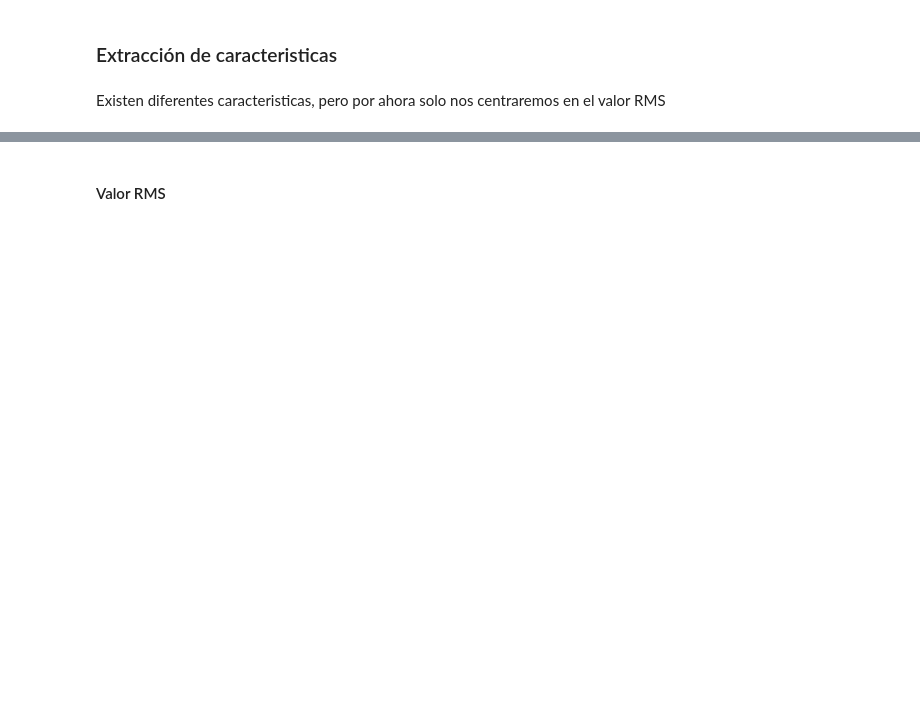
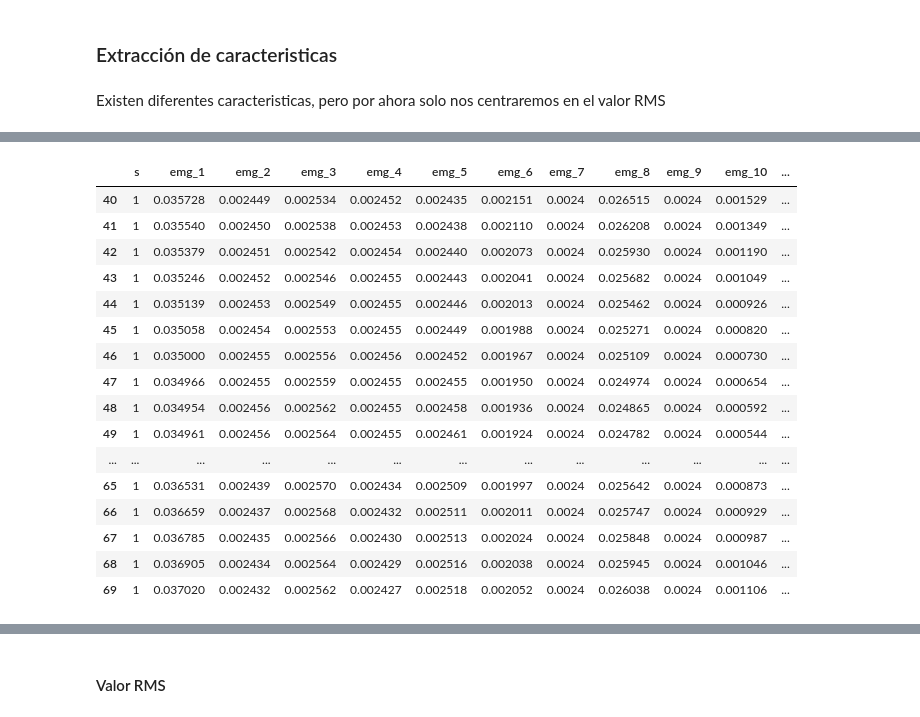
Before and after one commit to repos-especializacion-UdeA/data-raw, a Jupyter notebook: notebooks/features_extraction.ipynb, the cells around one changed output, grey strips where cells are left out. Drawn from its saved outputs; the diff is of its cells as text; code cells hidden in the pictures; blank space fills up the shorter version.

```diff
--- a/notebooks/features_extraction.ipynb
+++ b/notebooks/features_extraction.ipynb
@@ -216,0 +327,20 @@ Existen diferentes caracteristicas, pero por ahora solo nos centraremos en el va
+# %%
+df.iloc[40:70]
+# %% [output]
+|  | s | emg_1 | emg_2 | emg_3 | emg_4 | emg_5 | emg_6 | emg_7 | emg_8 | emg_9 | emg_10 | ... |
+| 40 | 1 | 0.035728 | 0.002449 | 0.002534 | 0.002452 | 0.002435 | 0.002151 | 0.0024 | 0.026515 | 0.0024 | 0.001529 | ... |
+| 41 | 1 | 0.035540 | 0.002450 | 0.002538 | 0.002453 | 0.002438 | 0.002110 | 0.0024 | 0.026208 | 0.0024 | 0.001349 | ... |
+| 42 | 1 | 0.035379 | 0.002451 | 0.002542 | 0.002454 | 0.002440 | 0.002073 | 0.0024 | 0.025930 | 0.0024 | 0.001190 | ... |
+| 43 | 1 | 0.035246 | 0.002452 | 0.002546 | 0.002455 | 0.002443 | 0.002041 | 0.0024 | 0.025682 | 0.0024 | 0.001049 | ... |
+| 44 | 1 | 0.035139 | 0.002453 | 0.002549 | 0.002455 | 0.002446 | 0.002013 | 0.0024 | 0.025462 | 0.0024 | 0.000926 | ... |
+| 45 | 1 | 0.035058 | 0.002454 | 0.002553 | 0.002455 | 0.002449 | 0.001988 | 0.0024 | 0.025271 | 0.0024 | 0.000820 | ... |
+| 46 | 1 | 0.035000 | 0.002455 | 0.002556 | 0.002456 | 0.002452 | 0.001967 | 0.0024 | 0.025109 | 0.0024 | 0.000730 | ... |
+| 47 | 1 | 0.034966 | 0.002455 | 0.002559 | 0.002455 | 0.002455 | 0.001950 | 0.0024 | 0.024974 | 0.0024 | 0.000654 | ... |
+| 48 | 1 | 0.034954 | 0.002456 | 0.002562 | 0.002455 | 0.002458 | 0.001936 | 0.0024 | 0.024865 | 0.0024 | 0.000592 | ... |
+| 49 | 1 | 0.034961 | 0.002456 | 0.002564 | 0.002455 | 0.002461 | 0.001924 | 0.0024 | 0.024782 | 0.0024 | 0.000544 | ... |
+| ... | ... | ... | ... | ... | ... | ... | ... | ... | ... | ... | ... | ... |
+| 65 | 1 | 0.036531 | 0.002439 | 0.002570 | 0.002434 | 0.002509 | 0.001997 | 0.0024 | 0.025642 | 0.0024 | 0.000873 | ... |
+| 66 | 1 | 0.036659 | 0.002437 | 0.002568 | 0.002432 | 0.002511 | 0.002011 | 0.0024 | 0.025747 | 0.0024 | 0.000929 | ... |
+| 67 | 1 | 0.036785 | 0.002435 | 0.002566 | 0.002430 | 0.002513 | 0.002024 | 0.0024 | 0.025848 | 0.0024 | 0.000987 | ... |
+| 68 | 1 | 0.036905 | 0.002434 | 0.002564 | 0.002429 | 0.002516 | 0.002038 | 0.0024 | 0.025945 | 0.0024 | 0.001046 | ... |
+| 69 | 1 | 0.037020 | 0.002432 | 0.002562 | 0.002427 | 0.002518 | 0.002052 | 0.0024 | 0.026038 | 0.0024 | 0.001106 | ... |
```
Also changed, not shown: parts of 54 cells of this notebook.
